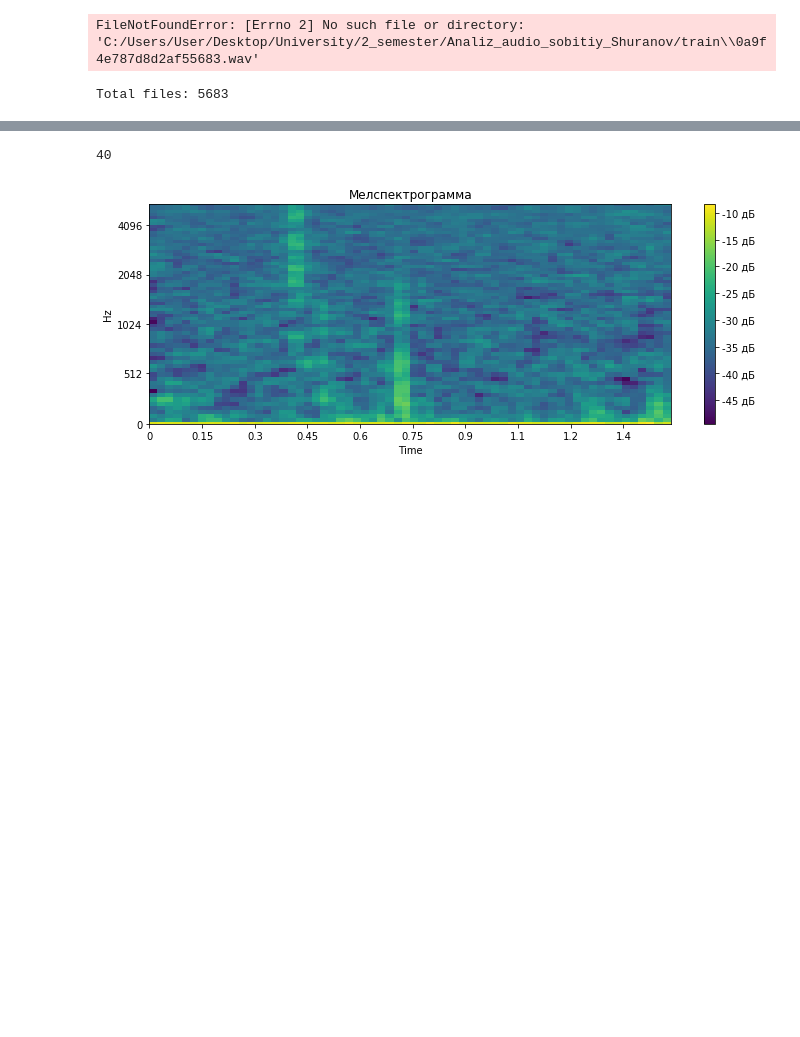
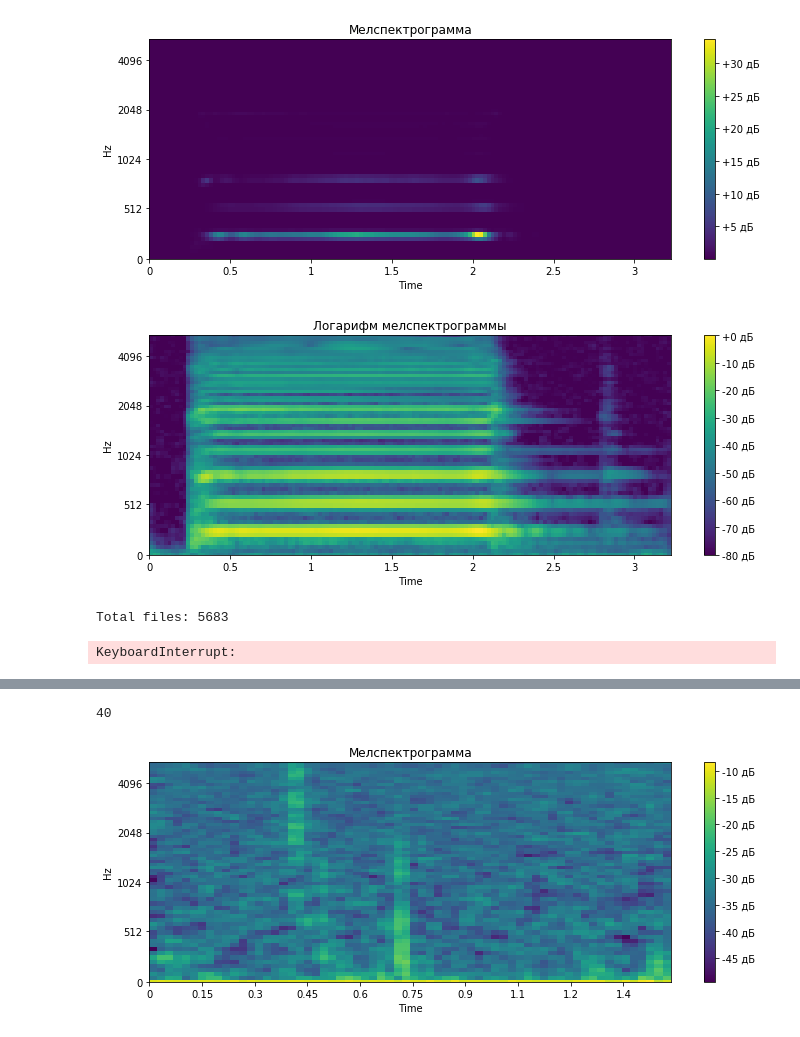
Before and after one commit to ArtAku/dummy_cnn_train, a Jupyter notebook: main.ipynb, the cells around one changed output, grey strips where cells are left out. Drawn from its saved outputs; the diff is of its cells as text; code cells hidden in the pictures; blank space fills up the shorter version.

```diff
--- a/main.ipynb
+++ b/main.ipynb
@@ -82,7 +82,7 @@ def extract_log_mel_feats(set_type, path_to_csv, path_to_files, out_path, sr, ff
 
     pickle.dump(feats, open(out_path, 'wb'))
 # %%
-train_folder = 'C:/Users/User/Desktop/University/2_semester/Analiz_audio_sobitiy_Shuranov/train'
+train_folder = 'C:/Users/korob/Desktop/Lab-2/train/'
 # test_folder = './data/audio_test/'
 
 sample_rate = 11025
@@ -91,27 +91,28 @@ overlap = 4
 hop = fft_size // overlap
 mels = 64
 # %%
-wav_data, sr = load(os.path.join(train_folder, '0a9f4e787d8d2af55683.wav'), sr=sample_rate)
+wav_data, sr = load(os.path.join(train_folder, '00abfb8903f34a38d7c3.wav'), sr=sample_rate)
 mel_spec = melspectrogram(wav_data, n_fft=fft_size, hop_length=hop, n_mels=mels,
                           fmax=sample_rate//2)
 
 plt.figure(figsize=(10, 4))
 colors = 'viridis'
 specshow(mel_spec, y_axis='mel', fmax=sample_rate//2, x_axis='time', cmap=colors)
 plt.colorbar(format='%+2.0f дБ')
 plt.title('Мелспектрограмма')
 plt.tight_layout()
 plt.show()
 
 plt.figure(figsize=(10, 4))
 specshow(power_to_db(mel_spec, ref=np.max), y_axis='mel',
          fmax=sample_rate//2, x_axis='time', cmap=colors)
 plt.colorbar(format='%+2.0f дБ')
 plt.title('Логарифм мелспектрограммы')
 plt.tight_layout()
 plt.show()
 # %% [output]
-FileNotFoundError: [Errno 2] No such file or directory: 'C:/Users/User/Desktop/University/2_semester/Analiz_audio_sobitiy_Shuranov/train\\0a9f4e787d8d2af55683.wav'
+[figure, added]
+[figure, added]
 # %%
 path_to_csv = os.path.join('C:/Users/User/Desktop/University/2_semester/Analiz_audio_sobitiy_Shuranov', 'train.csv')
 
@@ -125,6 +126,7 @@ id_to_label = [label for label, i in label_to_id.items()]
 # extract_log_mel_feats('test', '', test_folder, pickle_test_path, sample_rate, fft_size, hop, mels)
 # %% [output]
 Total files: 5683
+KeyboardInterrupt:
 # %%
 import numpy as np
 import pandas as pd
```
Also changed, not shown: parts of 6 cells of this notebook.
